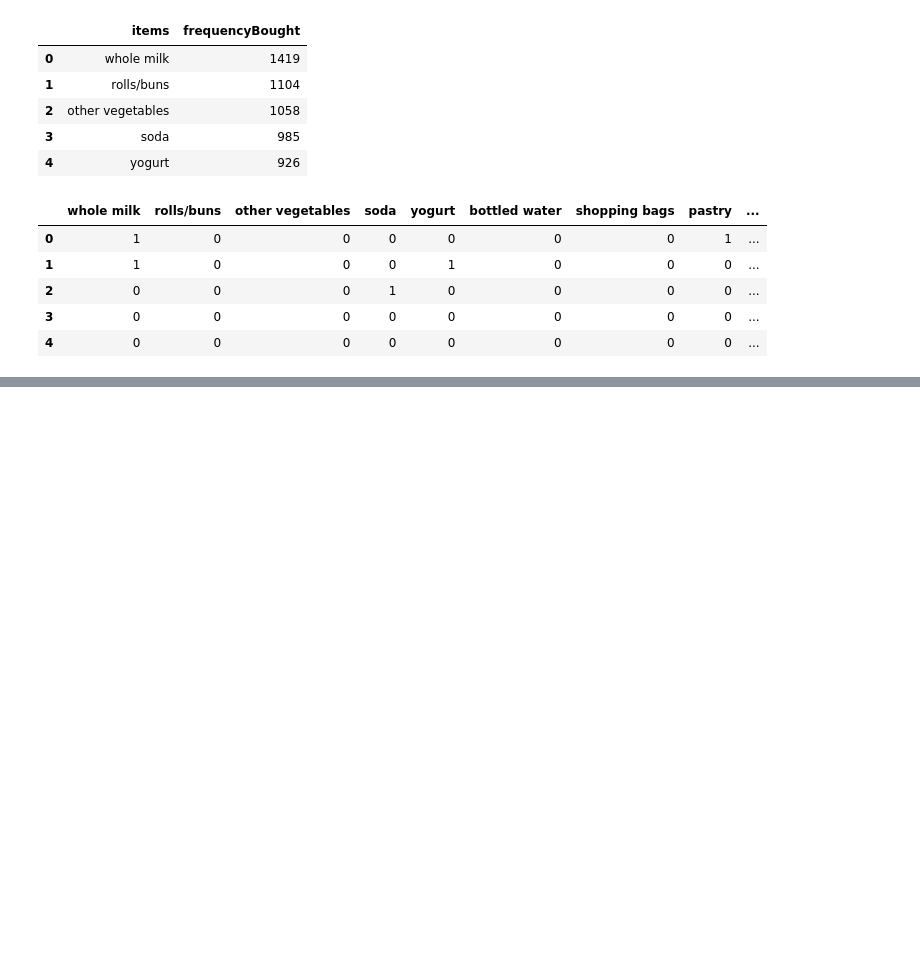
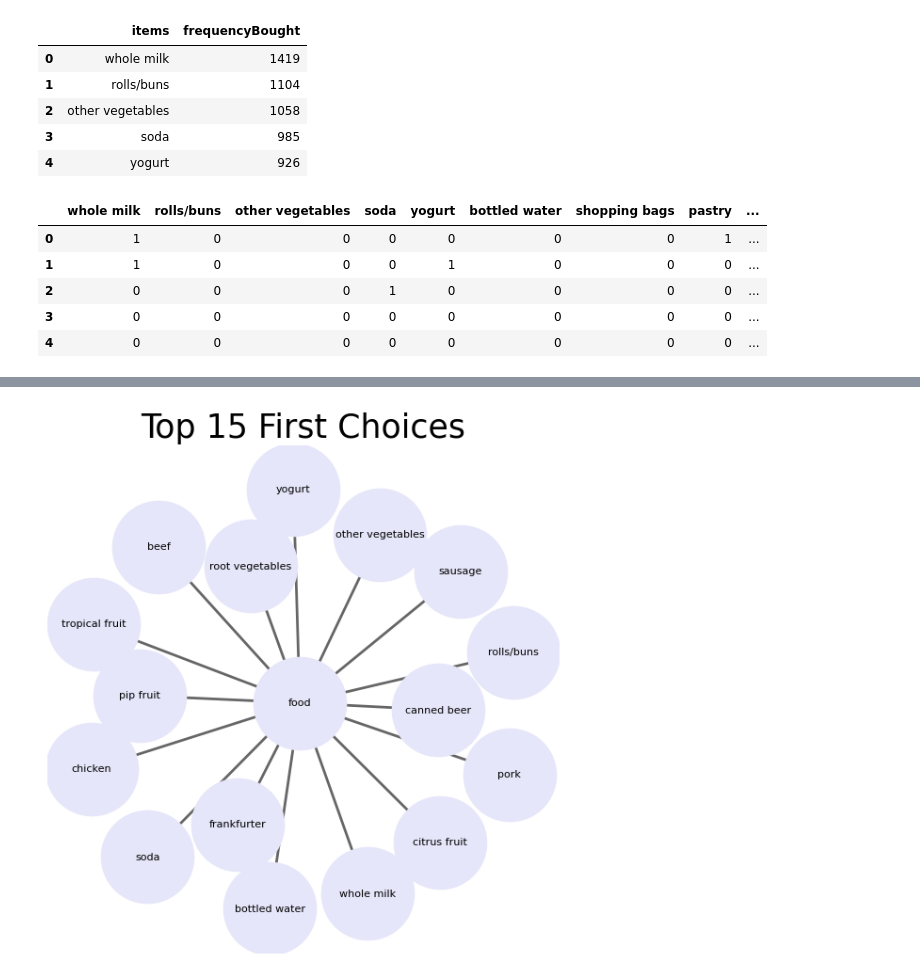
Before and after one commit to karthikeyanVK/MarketBasketAnalysis, a Jupyter notebook: marketbasketanalysis.ipynb, the cells around one changed output, grey strips where cells are left out. Saved outputs shown, nothing was run; the diff lists cells and outputs as text; code cells hidden in the pictures; blank space fills up the shorter version.

Commit message:
top 15 items completed, started data preprocessing

```diff
--- a/marketbasketanalysis.ipynb
+++ b/marketbasketanalysis.ipynb
@@ -129,0 +134,47 @@ print(transaction)
+# %%
+#Create visualization of the first prefered product , second prefered etc
+def GetPreferedItemChoicesBasedOnGivenIndex(choiceIndex, topNumber):
+    basketItems = []
+    # adding all items to the array without the header and index
+    for i in range(1,datashape[0]):
+        for j in range(1, datashape[1]):
+            item = data.values[i,choiceIndex]
+            basketItems.append(item)
+
+    basketItems = np.array(basketItems)
+
+    df_first = pd.DataFrame(basketItems,columns=["items"])
+    df_first["frequencyBought"] = 1
+
+    indexNames = df_first[df_first['items'] == "nan" ].index
+    df_first.drop(indexNames , inplace=True)
+
+    df_first = df_first.groupby("items").sum().sort_values("frequencyBought", ascending=False).reset_index()
+    df_first.head()
+    df_first["food"] = "food"
+    df_first=df_first.truncate(before=-1, after=topNumber)
+    return df_first
+# %%
+import warnings
+warnings.filterwarnings('ignore')
+import matplotlib.pyplot as plt
+import networkx as nx
+plt.style.use('default')
+def VisualizeChoiceBasketItems(itemsDataFrame):
+    plt.rcParams['figure.figsize'] = (7, 7)
+    first_choice = nx.from_pandas_edgelist(itemsDataFrame, source = 'food', target = "items", edge_attr = True)
+    pos = nx.spring_layout(first_choice)
+    nx.draw_networkx_nodes(first_choice, pos, node_size = 5000, node_color = "lavender")
+    nx.draw_networkx_edges(first_choice, pos, width = 2, alpha = 0.6, edge_color = 'black')
+    nx.draw_networkx_labels(first_choice, pos, font_size = 8, font_family = 'sans-serif')
+    plt.axis('off')
+    plt.grid()
+    plt.title('Top 15 First Choices', fontsize = 25)
+    plt.show()
+# %%
+#Get dataframe of first Selection which is available in index 1
+df_first_15 = GetPreferedItemChoicesBasedOnGivenIndex(0,15)
+
+VisualizeChoiceBasketItems(df_first_15)
+# %% [output]
+[figure, added]
```
Also changed, not shown: parts of 9 cells of this notebook.
